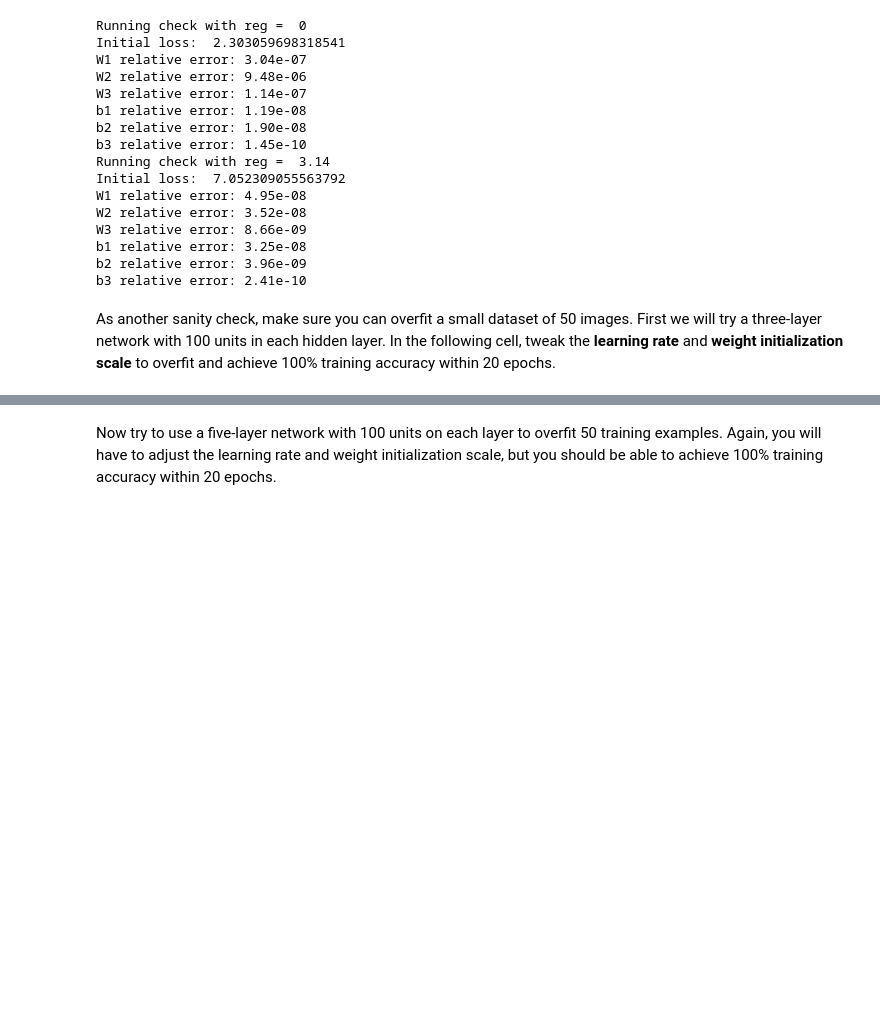
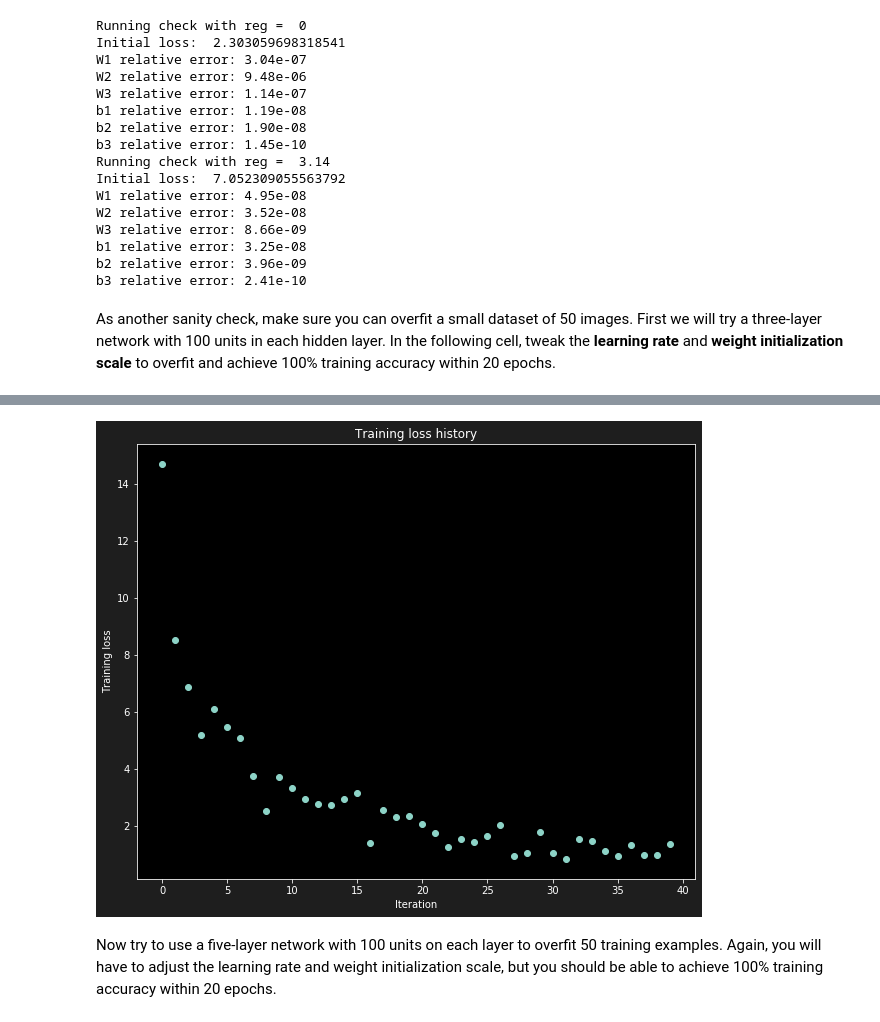
Before and after one commit to wibbn/CS231n-Notes, a Jupyter notebook: assignments/assignment2/FullyConnectedNets.ipynb, the cells around one changed output, grey strips where cells are left out. Drawn from its saved outputs; the diff is of its cells as text; code cells hidden in the pictures; blank space fills up the shorter version.

```diff
--- a/assignments/assignment2/FullyConnectedNets.ipynb
+++ b/assignments/assignment2/FullyConnectedNets.ipynb
@@ -442,9 +443,9 @@ small_data = {
   'y_val': data['y_val'],
 }
 
-weight_scale = 1e-2   # Experiment with this!
-learning_rate = 1e-4  # Experiment with this!
-model = FullyConnectedNet([100, 100],
+weight_scale = 5e-2   # Experiment with this!
+learning_rate = 2e-4  # Experiment with this!
+model = FullyConnectedNet([100, 100, 100],
               weight_scale=weight_scale, dtype=np.float64)
 solver = Solver(model, small_data,
                 print_every=10, num_epochs=20, batch_size=25,
@@ -460,3 +461,4 @@ plt.title('Training loss history')
 plt.xlabel('Iteration')
 plt.ylabel('Training loss')
 plt.show()
+# %% [output]
@@ -463,3 +482,4 @@ plt.show()
+[figure, added]
 # %% [markdown]
 Now try to use a five-layer network with 100 units on each layer to overfit 50 training examples. Again, you will have to adjust the learning rate and weight initialization scale, but you should be able to achieve 100% training accuracy within 20 epochs.
 # %%
```
Also changed, not shown: parts of 11 cells of this notebook, 1 other file.
